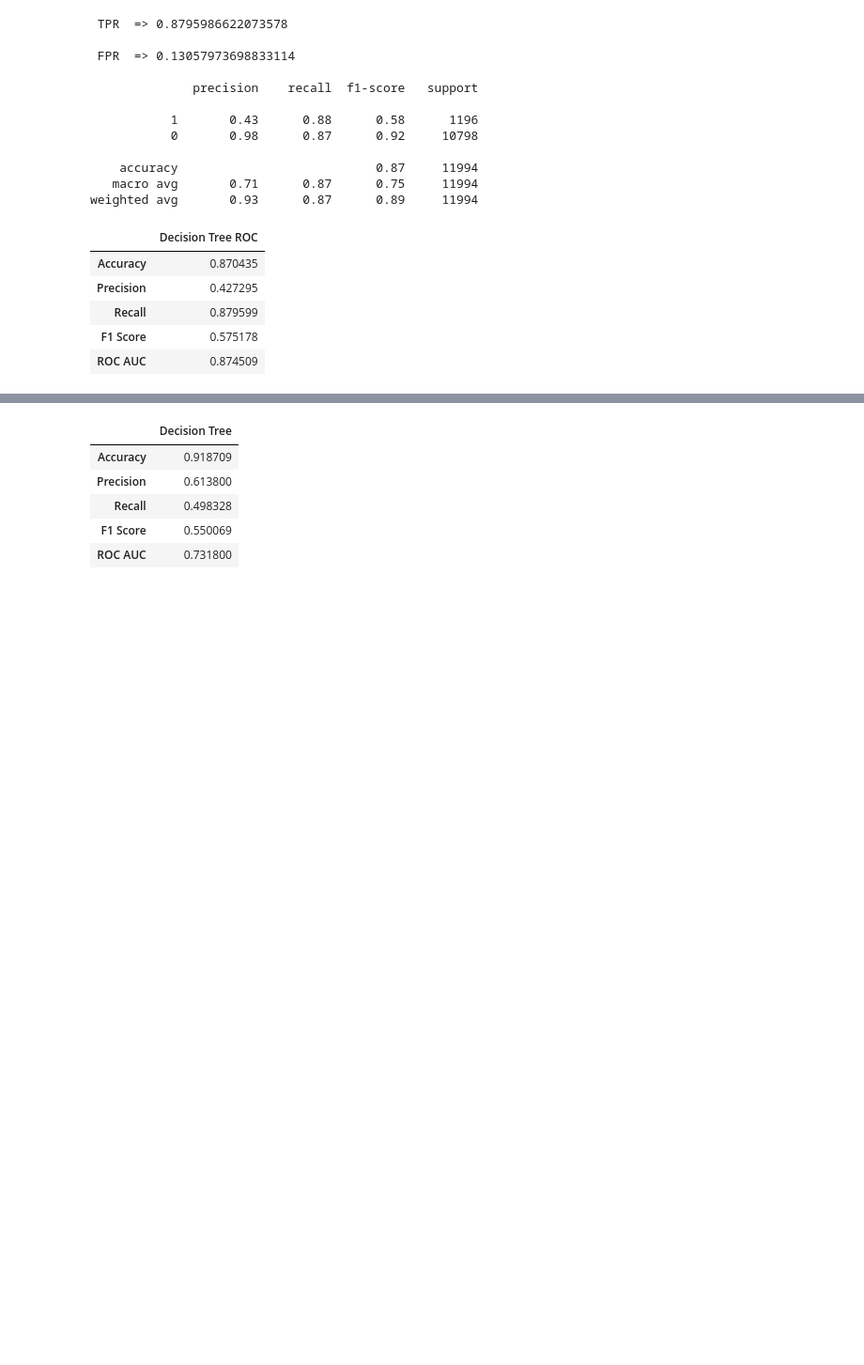
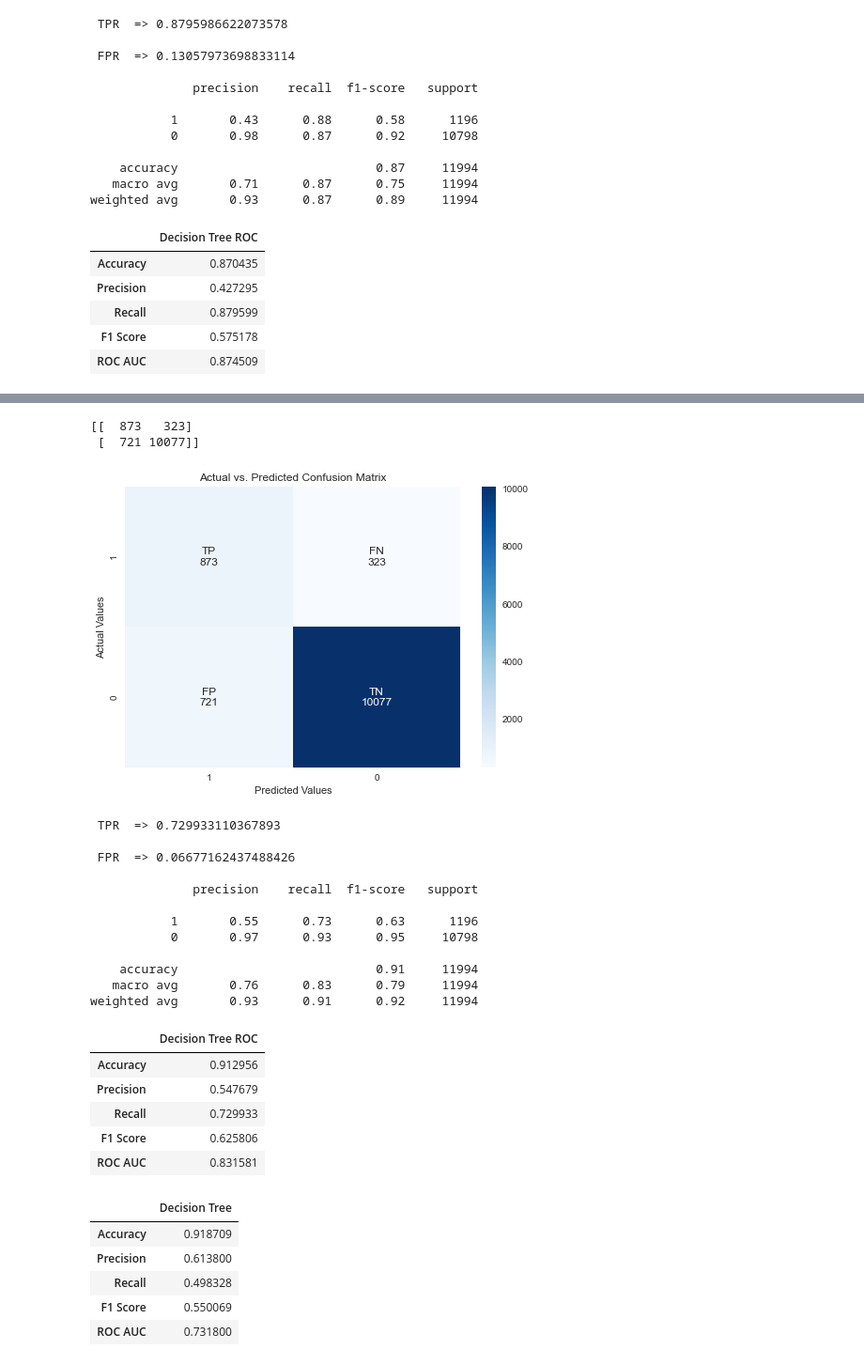
Before and after one commit to melwinmpk/python_datascience, a Jupyter notebook: Project/Project Telemarketing Campaign for Bank/Notebook_v2/Modeling.ipynb, the cells around one changed output, grey strips where cells are left out. Shown at 94% size. Cells and saved outputs as stored; diff of their text form; code cells hidden in the pictures; blank space fills up the shorter version.

```diff
--- a/Project/Project Telemarketing Campaign for Bank/Notebook_v2/Modeling.ipynb
+++ b/Project/Project Telemarketing Campaign for Bank/Notebook_v2/Modeling.ipynb
@@ -208,3 +232,30 @@ weighted avg       0.93      0.87      0.89     11994
+# %%
+y_pred = (model_dt.predict_proba(x_test)[:,1] >= 0.3).astype(bool)
+draw_confusion_matrix_binary(y_test,y_pred)
+roc_metrix_dt = model_compare("Decision Tree ROC ",model_dt, y_test, y_pred,True  )
+roc_metrix_dt
+# %% [output]
+[[  873   323]
+ [  721 10077]]
+[figure, added]
+ TPR  => 0.729933110367893
+
+ FPR  => 0.06677162437488426
+
+              precision    recall  f1-score   support
+
+           1       0.55      0.73      0.63      1196
+           0       0.97      0.93      0.95     10798
+
+    accuracy                           0.91     11994
+   macro avg       0.76      0.83      0.79     11994
+weighted avg       0.93      0.91      0.92     11994
+|  | Decision Tree ROC |
+| Accuracy | 0.912956 |
+| Precision | 0.547679 |
+| Recall | 0.729933 |
+| F1 Score | 0.625806 |
+| ROC AUC | 0.831581 |
 # %%
 metrix_dt
 # %% [output]
```
Also changed, not shown: parts of 14 cells of this notebook.
